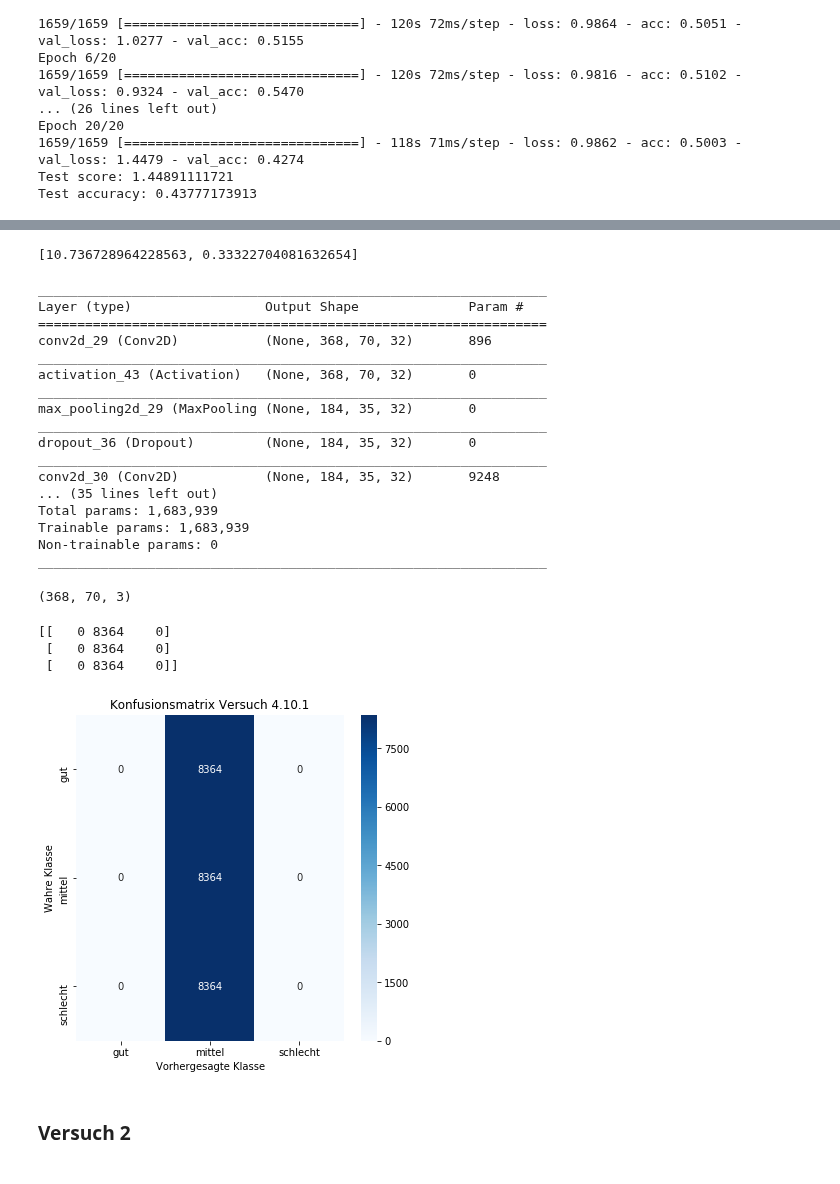
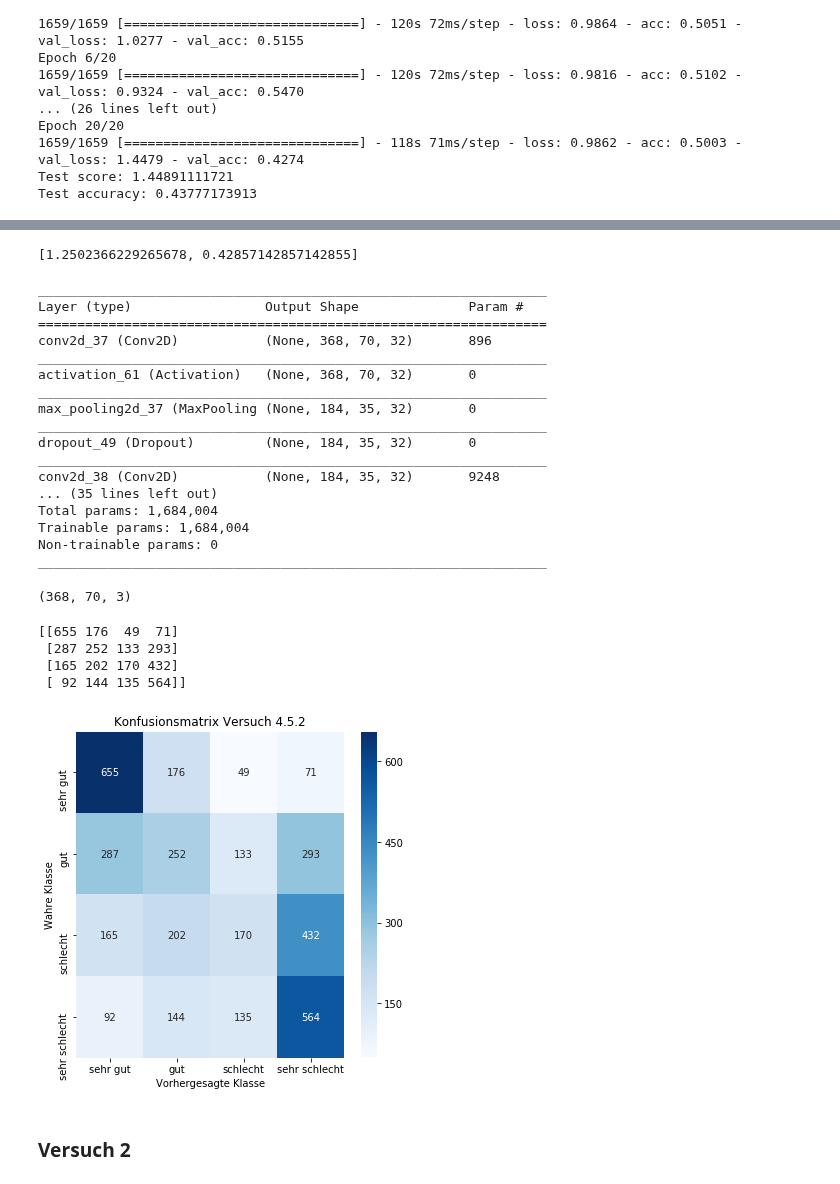
Before and after one commit to SandGreif/FahrradwegeKlassifizierung, a Jupyter notebook: faltungsnetze/CNN_experiment4.ipynb, the cells around one changed output, grey strips where cells are left out. Saved outputs shown, nothing was run; the diff lists cells and outputs as text; code cells hidden in the pictures.

```diff
--- a/faltungsnetze/CNN_experiment4.ipynb
+++ b/faltungsnetze/CNN_experiment4.ipynb
@@ -313,7 +343,7 @@ Name: Klasse, dtype: int64
 # %%
 df = featuresDf['Klasse'] - 4
 # %%
-yLabels = np_utils.to_categorical(featuresDf['Klasse'], 0)
+yLabels = np_utils.to_categorical(df, 0)
 # %%
 # Setzten des RandomState um reproduzierbare Ergebnisse zu erzielen.
 np.random.seed(42)
@@ -326,6 +360,10 @@ class1Number = 0
 class2Number = 0
 class3Number = 0
 class4Number = 0
+class5Number = 0
+class6Number = 0
+class7Number = 0
+class8Number = 0
 maxClasses = featuresDf["Klasse"].value_counts().min()
 indexToDelete = []
 i = -1
@@ -352,6 +390,26 @@ for label in yShuffle:
         continue
     elif labelNumber == 3:
         indexToDelete.append(i)
+    if labelNumber == 4 and class4Number < maxClasses:
+        class4Number = class4Number + 1
+        continue
+    elif labelNumber == 4:
+        indexToDelete.append(i)
+    if labelNumber == 5 and class5Number < maxClasses:
+        class5Number = class5Number + 1
+        continue
+    elif labelNumber == 5:
+        indexToDelete.append(i)
+    if labelNumber == 6 and class6Number < maxClasses:
+        class6Number = class6Number + 1
+        continue
+    elif labelNumber == 6:
+        indexToDelete.append(i)
+    if labelNumber == 7 and class7Number < maxClasses:
+        class7Number = class7Number + 1
+        continue
+    elif labelNumber == 7:
+        indexToDelete.append(i)
 xShuffle = [i for j, i in enumerate(xShuffle) if j not in indexToDelete]
 yShuffle = [i for j, i in enumerate(yShuffle) if j not in indexToDelete]
 yShuffle = np.asarray(yShuffle)
@@ -498,36 +556,36 @@ def testDataLoader(imagePaths, batchSize):
             batchEnd += batchSize
 # %%
 # Läd Modell
-modell1 = load_model('ergebnisse_versuch4/modell_versuch4_test10_1')
+modell1 = load_model('ergebnisse_versuch4/modell_versuch4_5_2')
 # %%
-modell1.evaluate_generator( dataLoader(xTrain, yTrain, 16), steps=int(len(xTrain)/16))
+modell1.evaluate_generator( dataLoader(xTest, yTest, 16), steps=int(len(xTest)/16))
 # %% [output]
-[10.736728964228563, 0.33322704081632654]
+[1.2502366229265678, 0.42857142857142855]
 # %%
 modell1.summary()
 # %% [output]
 _________________________________________________________________
 Layer (type)                 Output Shape              Param #
 =================================================================
-conv2d_29 (Conv2D)           (None, 368, 70, 32)       896
+conv2d_37 (Conv2D)           (None, 368, 70, 32)       896
 _________________________________________________________________
-activation_43 (Activation)   (None, 368, 70, 32)       0
+activation_61 (Activation)   (None, 368, 70, 32)       0
 _________________________________________________________________
-max_pooling2d_29 (MaxPooling (None, 184, 35, 32)       0
+max_pooling2d_37 (MaxPooling (None, 184, 35, 32)       0
 _________________________________________________________________
-dropout_36 (Dropout)         (None, 184, 35, 32)       0
+dropout_49 (Dropout)         (None, 184, 35, 32)       0
 _________________________________________________________________
-conv2d_30 (Conv2D)           (None, 184, 35, 32)       9248
+conv2d_38 (Conv2D)           (None, 184, 35, 32)       9248
 ... (35 lines left out)
-Total params: 1,683,939
-Trainable params: 1,683,939
+Total params: 1,684,004
+Trainable params: 1,684,004
 Non-trainable params: 0
 _________________________________________________________________
 # %%
 # Bei der Verwendung von predict_generator werden die daten gemischt
 validPreds = []
 imageList = []
-for path in xTrain:
+for path in xTest:
     imageList = []
     img = cv2.cvtColor(cv2.imread(path),cv2.COLOR_BGR2RGB)
     img = np.array(img)
@@ -542,23 +600,24 @@ imageList[0].shape
 # %%
 # Konfusionsmatrix
 validPredArray = np.argmax(np.vstack(validPreds), axis=1)
-yTestMax = np.argmax(yTrain,axis=1)
+yTestMax = np.argmax(yTest,axis=1)
 cnfMatrix = confusion_matrix(yTestMax, validPredArray)
 print(cnfMatrix)
 fig, ax = plt.subplots(figsize=(6,6))
 ax = sns.heatmap(cnfMatrix, fmt="d", cmap=plt.cm.Blues, ax=ax , annot=True)
 ax.set_xticklabels(classNames)
 ax.set_yticklabels(classNames)
-plt.title('Konfusionsmatrix Versuch 4.10.1')
+plt.title('Konfusionsmatrix Versuch 4.5.2')
 plt.ylabel('Wahre Klasse')
 plt.xlabel('Vorhergesagte Klasse')
-#plt.savefig('konfmatrixVersuch4_10_1.png')
+#plt.savefig('konfmatrixVersuch4_5_2.png')
 plt.show()
 # %% [output]
-[[   0 8364    0]
- [   0 8364    0]
- [   0 8364    0]]
+[[655 176  49  71]
+ [287 252 133 293]
+ [165 202 170 432]
+ [ 92 144 135 564]]
-[figure, old version]
+[figure, new version]
 # %% [markdown]
 ### Versuch 2
 # %%
```
Also changed, not shown: parts of 40 cells of this notebook, 7 other files.
